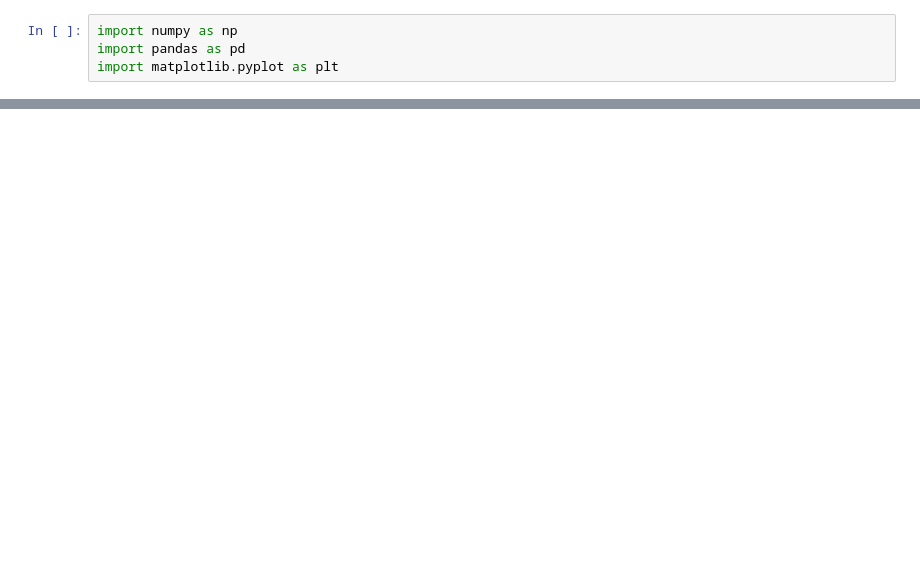
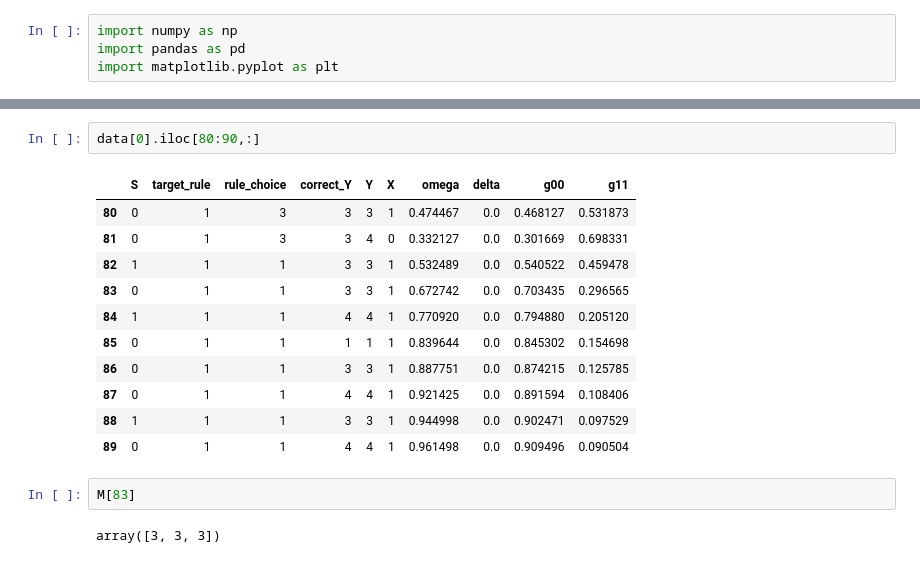
Before and after one commit to stefanradev93/DBN, a Jupyter notebook: GenerativeModel2.ipynb, the cells around one changed output, grey strips where cells are left out. Saved outputs shown, nothing was run; the diff lists cells and outputs as text; blank space fills up the shorter version.

```diff
--- a/GenerativeModel2.ipynb
+++ b/GenerativeModel2.ipynb
@@ -143,0 +159,18 @@ plt.show()
+# %%
+data[0].iloc[80:90,:]
+# %% [output]
+|  | S | target_rule | rule_choice | correct_Y | Y | X | omega | delta | g00 | g11 |
+| 80 | 0 | 1 | 3 | 3 | 3 | 1 | 0.474467 | 0.0 | 0.468127 | 0.531873 |
+| 81 | 0 | 1 | 3 | 3 | 4 | 0 | 0.332127 | 0.0 | 0.301669 | 0.698331 |
+| 82 | 1 | 1 | 1 | 3 | 3 | 1 | 0.532489 | 0.0 | 0.540522 | 0.459478 |
+| 83 | 0 | 1 | 1 | 3 | 3 | 1 | 0.672742 | 0.0 | 0.703435 | 0.296565 |
+| 84 | 1 | 1 | 1 | 4 | 4 | 1 | 0.770920 | 0.0 | 0.794880 | 0.205120 |
+| 85 | 0 | 1 | 1 | 1 | 1 | 1 | 0.839644 | 0.0 | 0.845302 | 0.154698 |
+| 86 | 0 | 1 | 1 | 3 | 3 | 1 | 0.887751 | 0.0 | 0.874215 | 0.125785 |
+| 87 | 0 | 1 | 1 | 4 | 4 | 1 | 0.921425 | 0.0 | 0.891594 | 0.108406 |
+| 88 | 1 | 1 | 1 | 3 | 3 | 1 | 0.944998 | 0.0 | 0.902471 | 0.097529 |
+| 89 | 0 | 1 | 1 | 4 | 4 | 1 | 0.961498 | 0.0 | 0.909496 | 0.090504 |
+# %%
+M[83]
+# %% [output]
+array([3, 3, 3])
```
Also changed, not shown: parts of 5 cells of this notebook.
